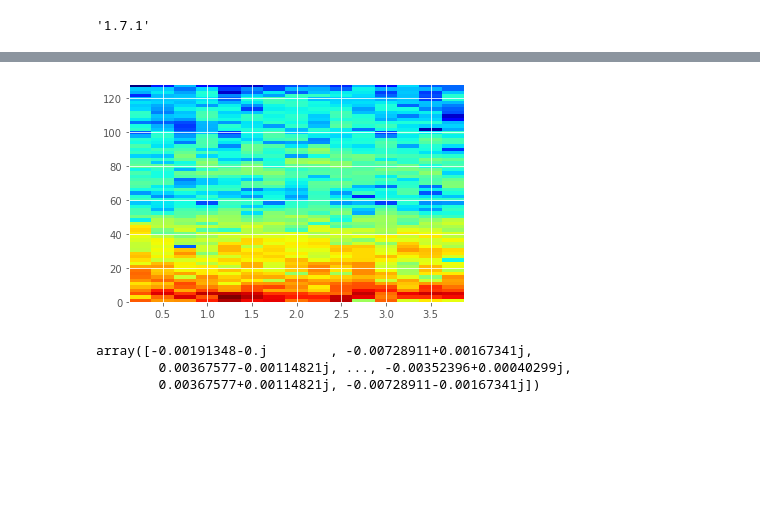
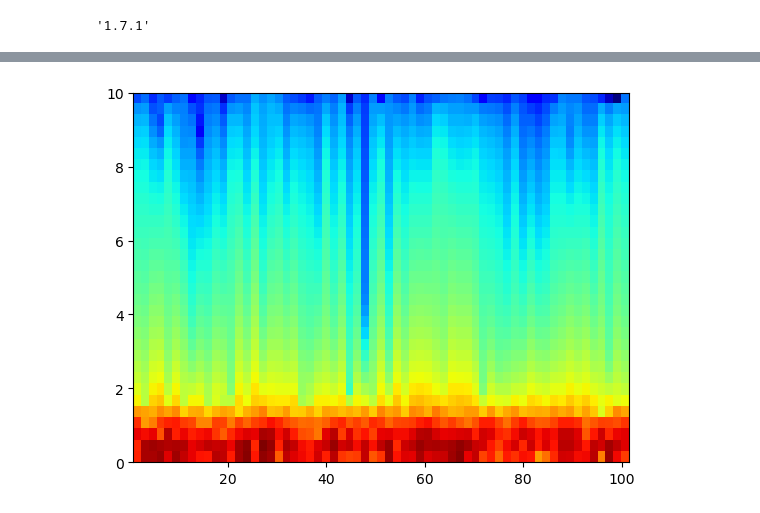
Before and after one commit to nikl1425/DeepLearning_Master, a Jupyter notebook: DataHandling/test_create_spec_plt copy.ipynb, the cells around one changed output, grey strips where cells are left out. Drawn from its saved outputs; the diff is of its cells as text; code cells hidden in the pictures; blank space fills up the shorter version.

```diff
--- a/DataHandling/test_create_spec_plt copy.ipynb
+++ b/DataHandling/test_create_spec_plt copy.ipynb
@@ -259,7 +259,7 @@ inter_win =[]
 for channel in selected_channels:
     if count < 1:
         if len(inter) > 0 and inter.empty == False and int_count < 3:
-            inter_win = [get_window(channel=channel,start_index=i, data=inter) for i in range(get_max_window_iteration(inter, 4))]
+            inter_win = [get_window(channel=channel,start_index=i, data=inter) for i in range(get_max_window_iteration(inter, 10))]
             for index, window in enumerate(inter_win):
                 if int_count > 1:continue
                 spec_transform_save_to_folder(win=window, index=index, channel=channel, patient_state = "interictal", patient=patient, plot_title=True)
@@ -267,7 +267,7 @@ for channel in selected_channels:
 
 
         if len(sz) > 0 and sz.empty == False and sz_count < 3:
-            sz_win = [get_window(channel=channel, start_index=i, data=sz, is_sezure=True) for i in range(get_max_window_iteration(sz, 2))]
+            sz_win = [get_window(channel=channel, start_index=i, data=sz, is_sezure=True) for i in range(get_max_window_iteration(sz, 1))]
             for index, window in enumerate(sz_win):
                 if sz_count > 1:continue
                 sz_count += 1
@@ -466,0 +328,3 @@ plt.plot(freqs, psd)
+# %%
+den_sz = denoise_wavelet(np.array(sz).astype(np.float),wavelet='db8', method='BayesShrink', mode='hard',rescale_sigma=True, multichannel=False, wavelet_levels=3)
+den_inte = denoise_wavelet(np.array(inte).astype(np.float),wavelet='db8', method='BayesShrink', mode='soft',rescale_sigma=True, multichannel=False, wavelet_levels=3)
@@ -466,0 +372,18 @@ plt.plot(freqs, psd)
+# %%
+filter_order = 5
+frequency_cutoff = 10
+sampling_frequency = 256
+
+def rad_sample_to_hz(x, fs):
+    return (x*fs)/(2*np.pi)
+
+def plot_filter(b, a, fs):
+    plt.figure(figsize=(20,5))
+    w, h = signal.freqz(b, a, worN=256*2, whole=False)
+    plt.plot(rad_sample_to_hz(w, fs), abs(h), linewidth=3)
+    plt.ylabel('Gain', fontsize=18)
+    plt.xlabel('Frequency', fontsize=18)
+
+# Create the filter
+b, a = signal.butter(filter_order, frequency_cutoff, btype='low', output='ba', fs=sampling_frequency)
+plot_filter(b, a, sampling_frequency)
@@ -466,0 +392,10 @@ plt.plot(freqs, psd)
+# %%
+# Apply the filter
+filtered = signal.filtfilt(b, a, den_inte)
+
+plt.figure(figsize=(20,5))
+plt.plot(den_inte, linewidth=2)
+plt.plot(filtered, linewidth=4)
+plt.ylabel('Intensity', fontsize=18)
+plt.xlabel('Time', fontsize=18)
+plt.legend(['Original','Filtered'], fontsize=18)
@@ -467,14 +405,4 @@ plt.plot(freqs, psd)
 # %%
-s,f,t,im = plt.specgram(inte,Fs=256,cmap='jet', NFFT=128, noverlap=64)
-
-plt.show()
+s,f,t,im = plt.specgram(filtered,Fs=20,cmap='jet', NFFT=int(FREQ/4), noverlap=int(FREQ/8))
 # %% [output]
-[figure, old version]
+[figure, new version]
-# %%
-from scipy.fft import fft
-
-fft(sz)
-# %% [output]
-array([-0.00191348-0.j        , -0.00728911+0.00167341j,
-        0.00367577-0.00114821j, ..., -0.00352396+0.00040299j,
-        0.00367577+0.00114821j, -0.00728911-0.00167341j])
```
Also changed, not shown: parts of 64 cells of this notebook, 5 other files.
